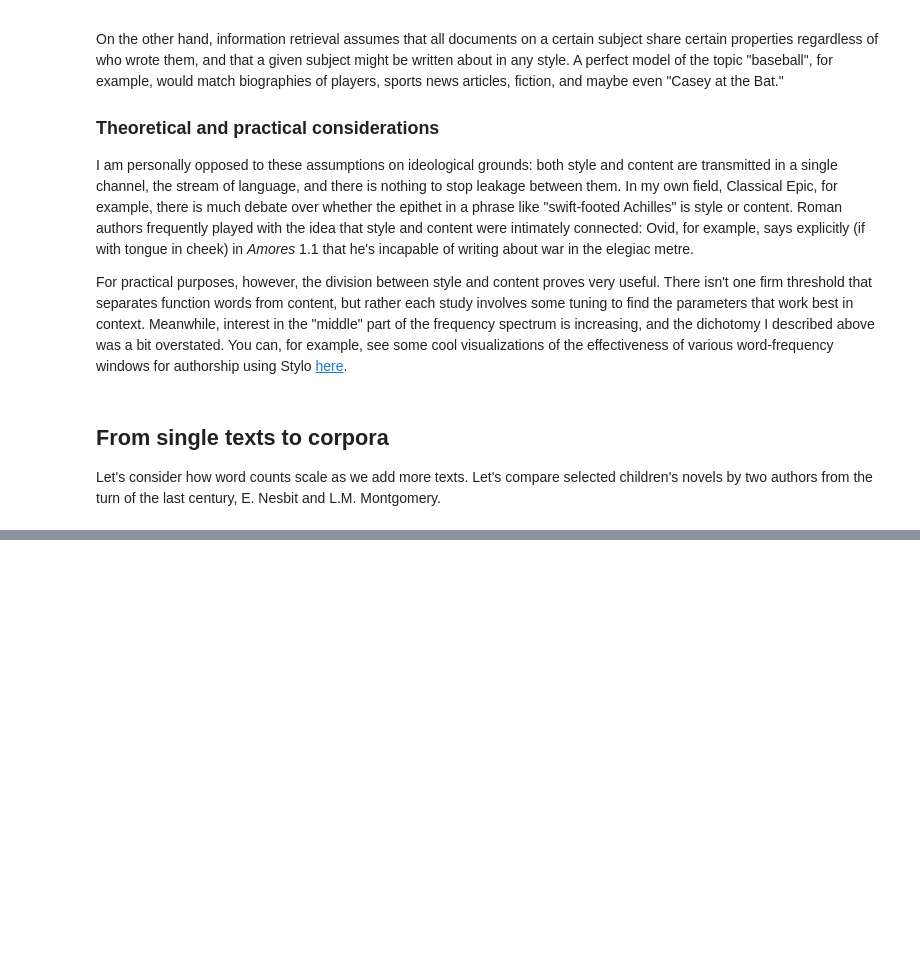
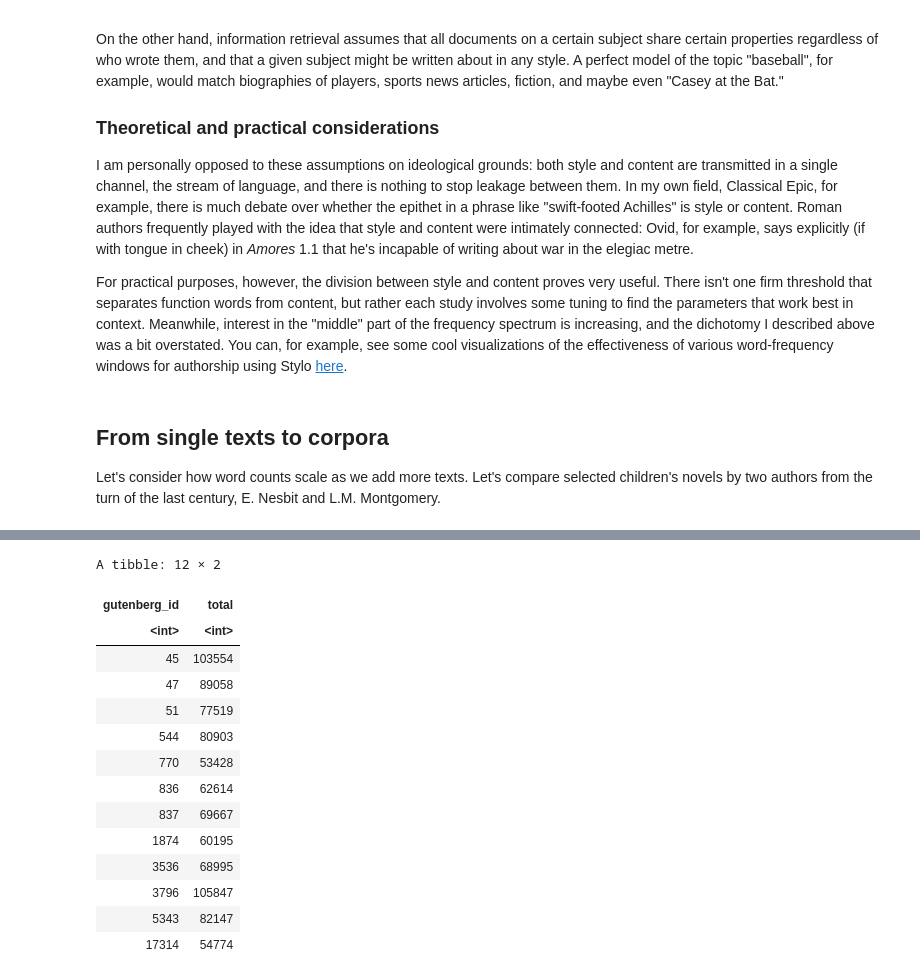
Before and after one commit to cwf2/rostock_r, a Jupyter notebook: 4 - Words.ipynb, the cells around one changed output, grey strips where cells are left out. Drawn from its saved outputs; the diff is of its cells as text; code cells hidden in the pictures; blank space fills up the shorter version.

```diff
--- a/4 - Words.ipynb
+++ b/4 - Words.ipynb
@@ -215,0 +245,2 @@ Let's consider how word counts scale as we add more texts. Let's compare selecte
+# %%
+corpus_lines <- gutenberg_download(corpus$id)
@@ -215,0 +255,3 @@ Let's consider how word counts scale as we add more texts. Let's compare selecte
+# %%
+corpus_words <- corpus_lines %>%
+    unnest_tokens(word, text)
@@ -215,0 +290,3 @@ Let's consider how word counts scale as we add more texts. Let's compare selecte
+# %%
+counts_by_book <- corpus_words %>%
+    count(gutenberg_id, word, sort=TRUE)
@@ -215,0 +315,22 @@ Let's consider how word counts scale as we add more texts. Let's compare selecte
+# %%
+totals_by_book <- counts_by_book %>%
+    group_by(gutenberg_id) %>%
+    summarize(total=sum(n))
+# %%
+totals_by_book
+# %% [output]
+A tibble: 12 × 2
+| gutenberg_id | total |
+| <int> | <int> |
+| 45 | 103554 |
+| 47 | 89058 |
+| 51 | 77519 |
+| 544 | 80903 |
+| 770 | 53428 |
+| 836 | 62614 |
+| 837 | 69667 |
+| 1874 | 60195 |
+| 3536 | 68995 |
+| 3796 | 105847 |
+| 5343 | 82147 |
+| 17314 | 54774 |
```
Also changed, not shown: parts of 13 cells of this notebook, 1 other file.
